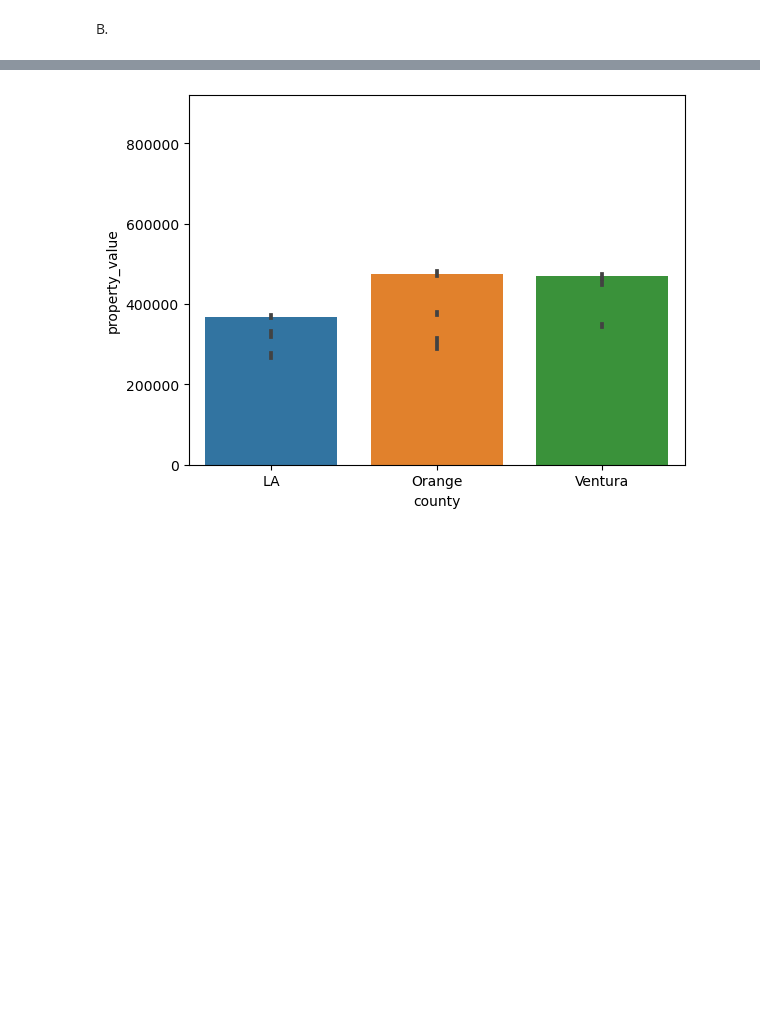
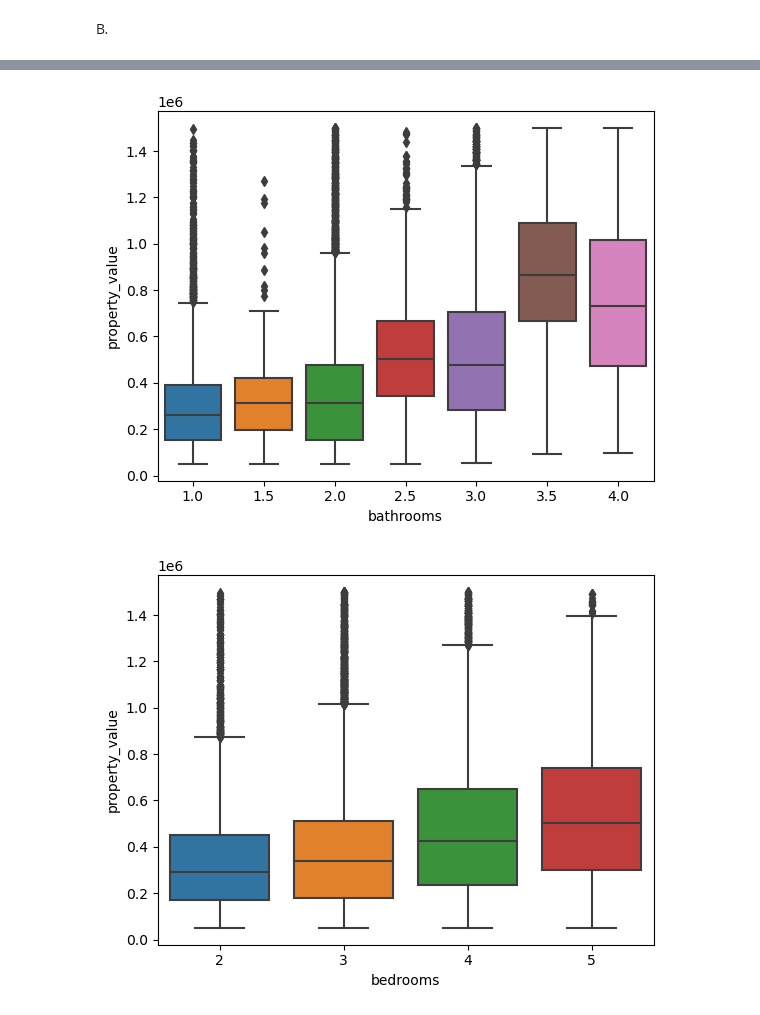
Before and after one commit to martin-reyes/project_regression_predict_property_value, a Jupyter notebook: Explore.ipynb, the cells around one changed output, grey strips where cells are left out. Cells and saved outputs as stored; diff of their text form; code cells hidden in the pictures; blank space fills up the shorter version.

```diff
--- a/Explore.ipynb
+++ b/Explore.ipynb
@@ -213 +251,9 @@ for col in cat_cols:
 | max | 1500000.00 | 1499208.00 | 1500000.00 |
+# %%
+for col in cat_cols:
+    sns.barplot(data=train, x=col, y='property_value', errorbar=None)
+    ax = plt.gca()
+    for p in ax.patches:
+        ax.annotate(f'{round(p.get_height())}', (p.get_x() + p.get_width() / 2, p.get_height()),
+                    ha='center', va='bottom')
+    plt.show()
@@ -213,0 +264,5 @@ for col in cat_cols:
+# %%
+for col in cat_cols:
+    sns.stripplot(data=df, x=col, y='property_value', hue=col, jitter=.3,
+              size=2, legend=False)
+    plt.show()
@@ -213,0 +273,4 @@ for col in cat_cols:
+# %%
+for col in cat_cols:
+    sns.displot(col=col, x='property_value', data=train, hue=col)
+    plt.show()
@@ -214,5 +281,7 @@ for col in cat_cols:
 # %%
 for col in cat_cols:
-    sns.barplot(data=train, x=col, y='property_value')
+    sns.boxplot(x=col, y='property_value', data=train)
+    plt.show()
 # %% [output]
-[figure, old version]
+[figure, new version]
+[figure, added]
```
Also changed, not shown: parts of 54 cells of this notebook, 8 other files.
